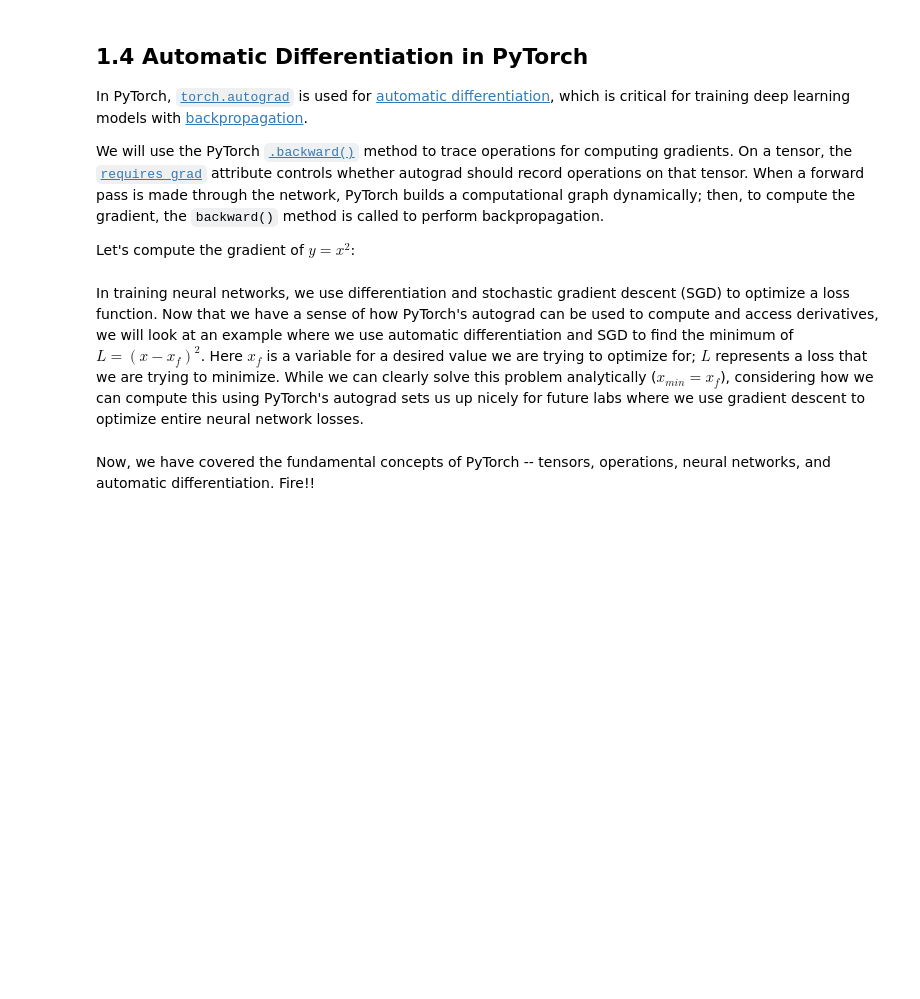
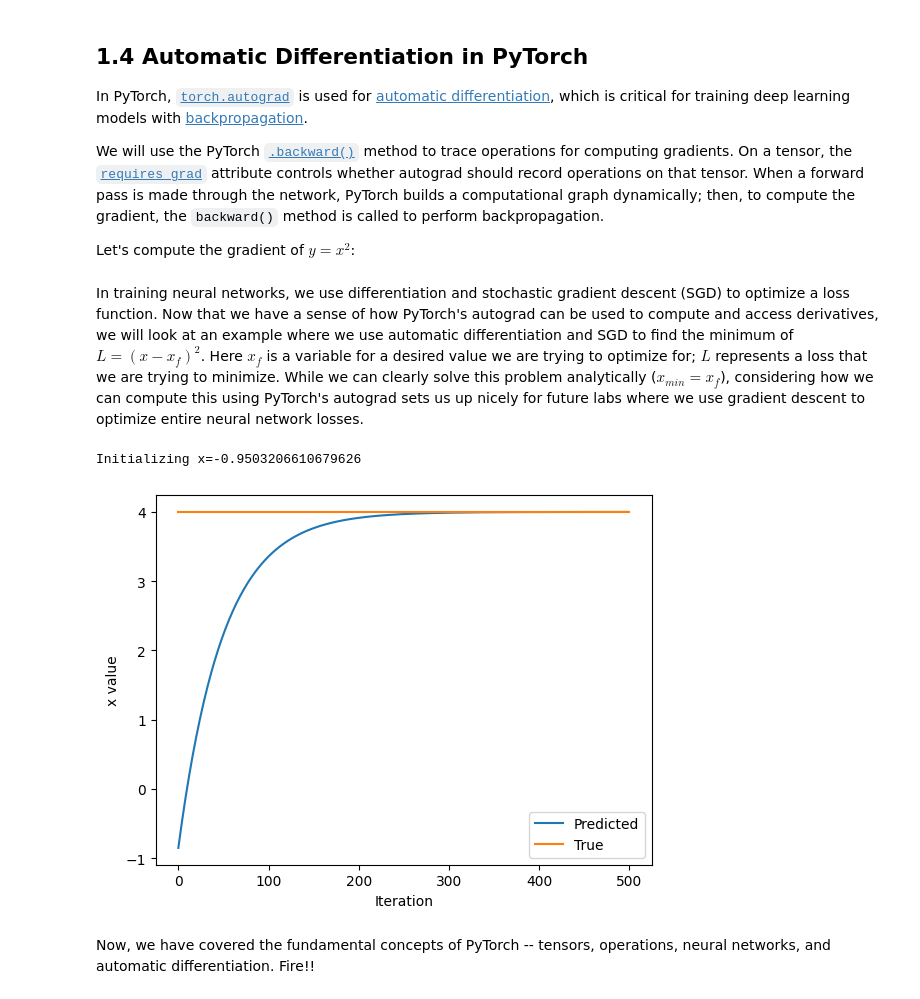
Before and after one commit to aaravshirpurkar/introtodeeplearning, a Jupyter notebook: lab1/PT_Part1_Intro.ipynb, the cells around one changed output. Cells and saved outputs as stored; diff of their text form; code cells hidden in the pictures; blank space fills up the shorter version.

```diff
--- a/lab1/PT_Part1_Intro.ipynb
+++ b/lab1/PT_Part1_Intro.ipynb
@@ -327,33 +337,36 @@ In training neural networks, we use differentiation and stochastic gradient desc
 x = torch.randn(1)
 print(f"Initializing x={x.item()}")
 
 learning_rate = 1e-2  # Learning rate
 history = []
 x_f = 4  # Target value
 
 
 # We will run gradient descent for a number of iterations. At each iteration, we compute the loss,
 #   compute the derivative of the loss with respect to x, and perform the update.
 for i in range(500):
     x = torch.tensor([x], requires_grad=True)
 
     # TODO: Compute the loss as the square of the difference between x and x_f
-    loss = # TODO
+    loss = (x - x_f) ** 2
 
     # Backpropagate through the loss to compute gradients
     loss.backward()
 
     # Update x with gradient descent
     x = x.item() - learning_rate * x.grad
 
     history.append(x.item())
 
 # Plot the evolution of x as we optimize toward x_f!
 plt.plot(history)
 plt.plot([0, 500], [x_f, x_f])
 plt.legend(('Predicted', 'True'))
 plt.xlabel('Iteration')
 plt.ylabel('x value')
 plt.show()
+# %% [output]
+Initializing x=-0.9503206610679626
+[figure, added]
 # %% [markdown]
 Now, we have covered the fundamental concepts of PyTorch -- tensors, operations, neural networks, and automatic differentiation. Fire!!
```
Also changed, not shown: parts of 4 cells of this notebook.
